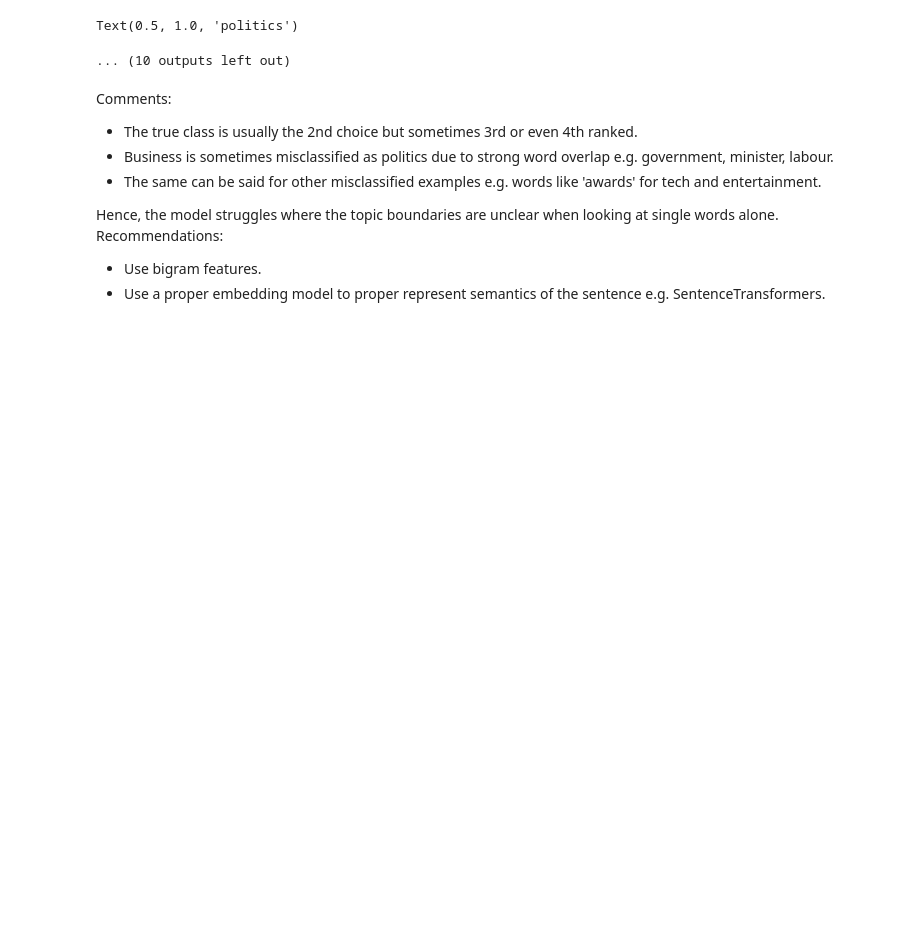
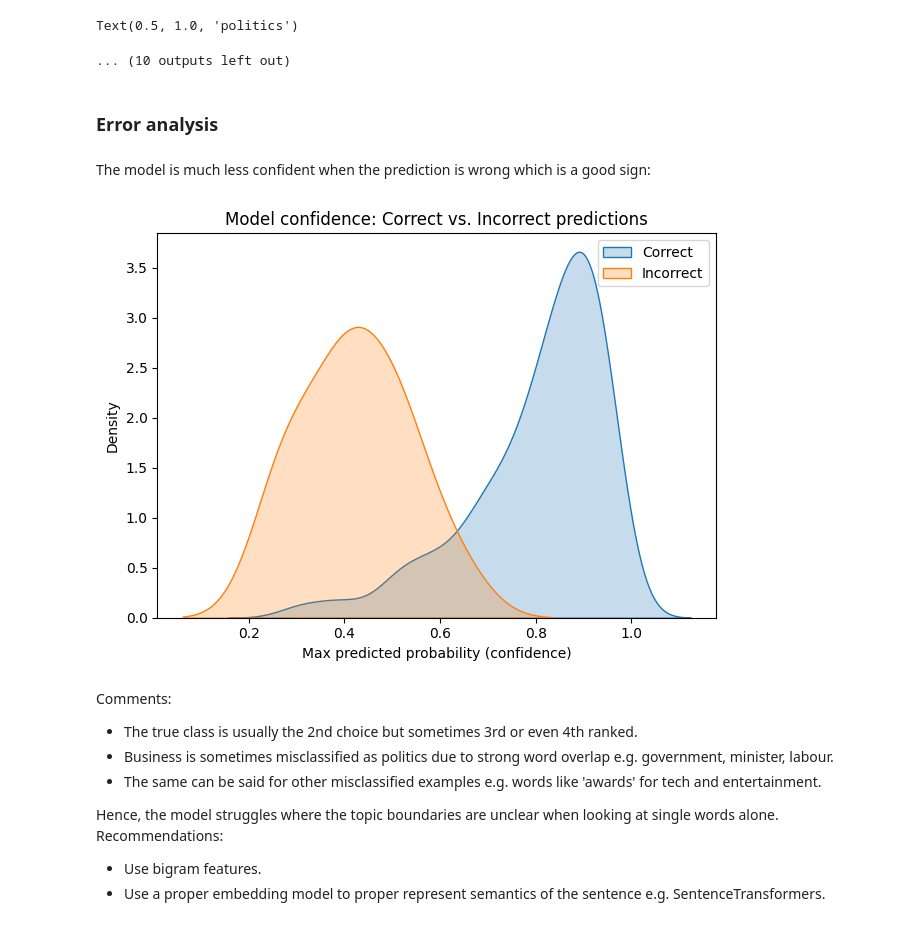
Before and after one commit to AlexMS2015/bbc-news-challenge, a Jupyter notebook: src/notebooks/modelling.ipynb, the cells around one changed output. Saved outputs shown, nothing was run; the diff lists cells and outputs as text; code cells hidden in the pictures; blank space fills up the shorter version.

```diff
--- a/src/notebooks/modelling.ipynb
+++ b/src/notebooks/modelling.ipynb
@@ -160,8 +231,8 @@ vectorizer = TfidfVectorizer(
     # min_df=2,           # Ignore words appearing in <2 documents
     # max_df=0.95,        # Ignore words appearing in >95% of documents
     # lowercase=True,     # Normalize case
-    token_pattern=r'\b[a-zA-Z]{2,}\b'  # Only alphabetic words, 2+ chars
-    # bigrams...
+    token_pattern=r'\b[a-zA-Z]{2,}\b',  # Only alphabetic words, 2+ chars
+    # ngram_range=(1, 3)
 )
 X_train_tfidf = vectorizer.fit_transform(X_train)
 X_val_tfidf = vectorizer.transform(X_val)
@@ -172,6 +243,9 @@ feature_names = vectorizer.get_feature_names_out()
 # %%
-model = LogisticRegression(max_iter=1000)
-model.fit(X_train_tfidf, y_train)
+model1 = LogisticRegression(max_iter=1000)
+model1.fit(X_train_tfidf, y_train)
+y_train_pred = model1.predict(X_train_tfidf)
+y_val_pred = model1.predict(X_val_tfidf)
+y_val_pred_prob = model1.predict_proba(X_val_tfidf)
 # %% [output]
 LogisticRegression(max_iter=1000)
 # %% [markdown]
@@ -179,4 +252,0 @@ LogisticRegression(max_iter=1000)
-# %%
-y_train_pred = model.predict(X_train_tfidf)
-y_val_pred = model.predict(X_val_tfidf)
-y_val_pred_prob = model.predict_proba(X_val_tfidf)
@@ -265,5 +341,13 @@ Text(0, 0.5, '')
 (-3.5, 3.5)
 Text(0.5, 1.0, 'politics')
 ... (10 outputs left out)
+# %% [markdown]
+### Error analysis
+# %% [markdown]
+The model is much less confident when the prediction is wrong which is a good sign:
+# %%
+correct_vs_incorrect(y_val_pred_prob, y_val_pred, y_val)
+# %% [output]
+[figure, added]
 # %%
 errors = y_val != y_val_pred
```
Also changed, not shown: parts of 53 cells of this notebook, 12 other files.
